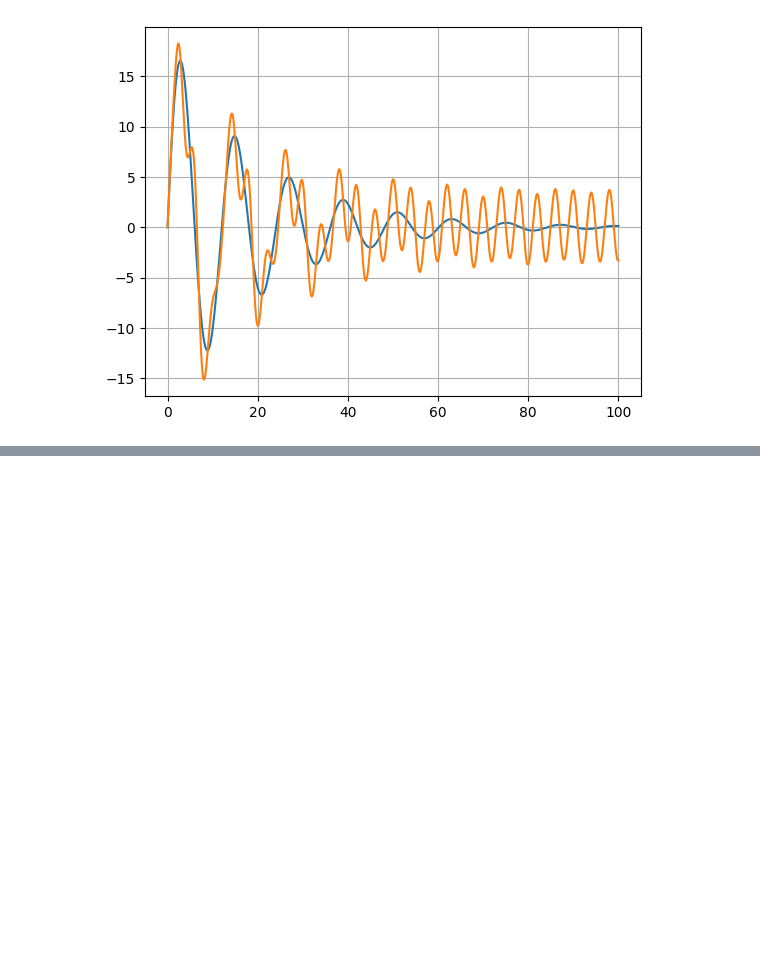
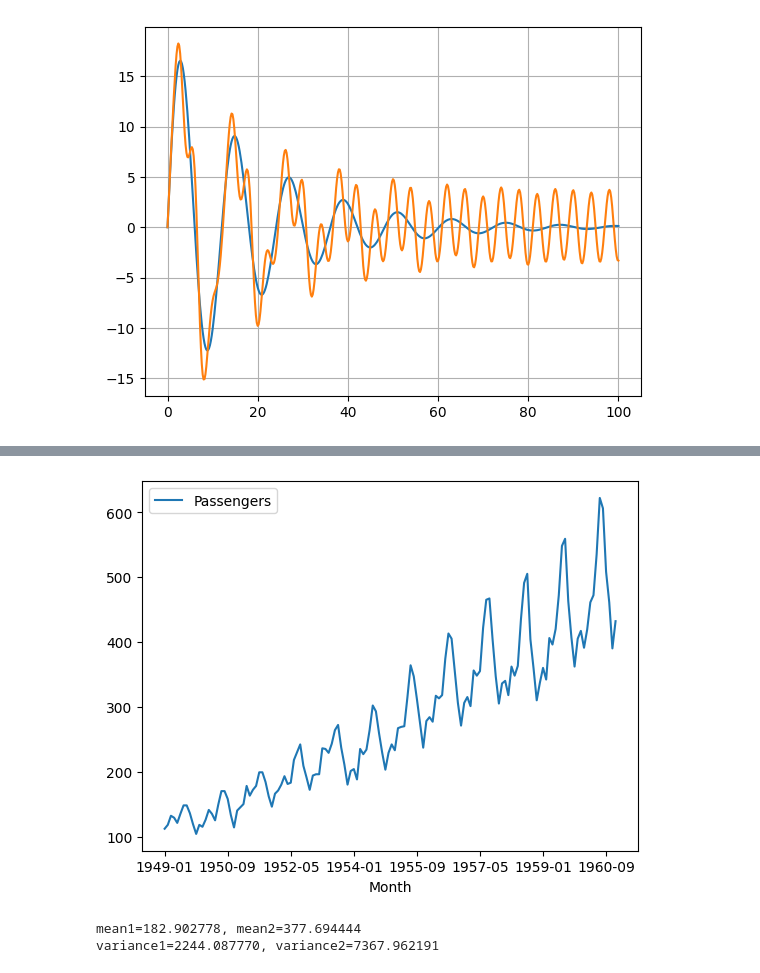
Before and after one commit to TAUforPython/nonstationary, a Jupyter notebook: нестационарные_системы.ipynb, the cells around one changed output, grey strips where cells are left out. Drawn from its saved outputs; the diff is of its cells as text; code cells hidden in the pictures; blank space fills up the shorter version.

Commit message:
non stationary time series working

```diff
--- a/нестационарные_системы.ipynb
+++ b/нестационарные_системы.ipynb
@@ -157,0 +174,17 @@ plt.show()
+# %%
+series = read_csv('airline-passengers.csv', header=0, index_col=0)
+X = series.values
+series.plot()
+plt.show()
+# %% [output]
+[figure, added]
+# %%
+split = int(len(X) / 2)
+X1, X2 = X[0:split], X[split:]
+mean1, mean2 = X1.mean(), X2.mean()
+var1, var2 = X1.var(), X2.var()
+print('mean1=%f, mean2=%f' % (mean1, mean2))
+print('variance1=%f, variance2=%f' % (var1, var2))
+# %% [output]
+mean1=182.902778, mean2=377.694444
+variance1=2244.087770, variance2=7367.962191
```
Also changed, not shown: parts of 5 cells of this notebook.
